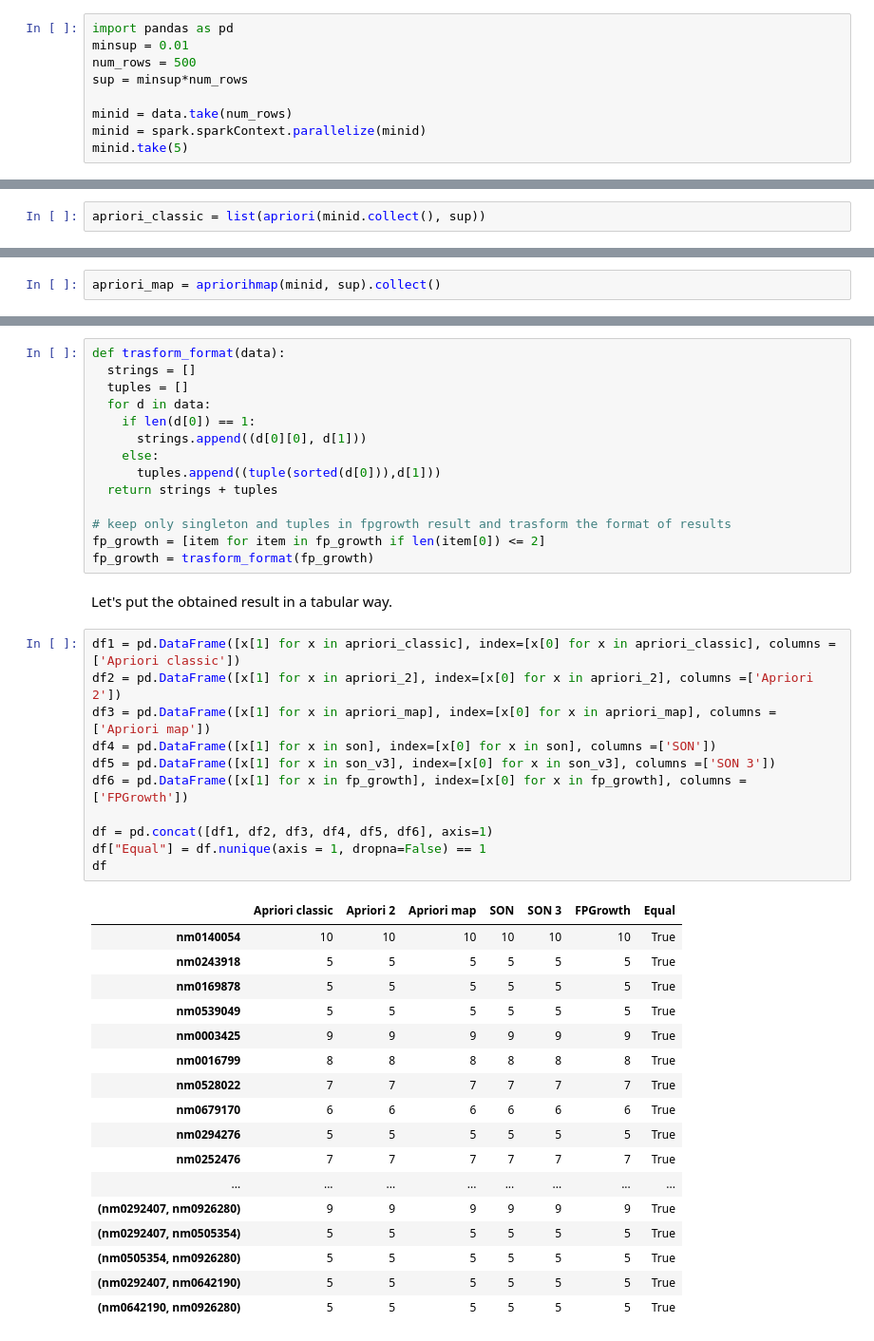
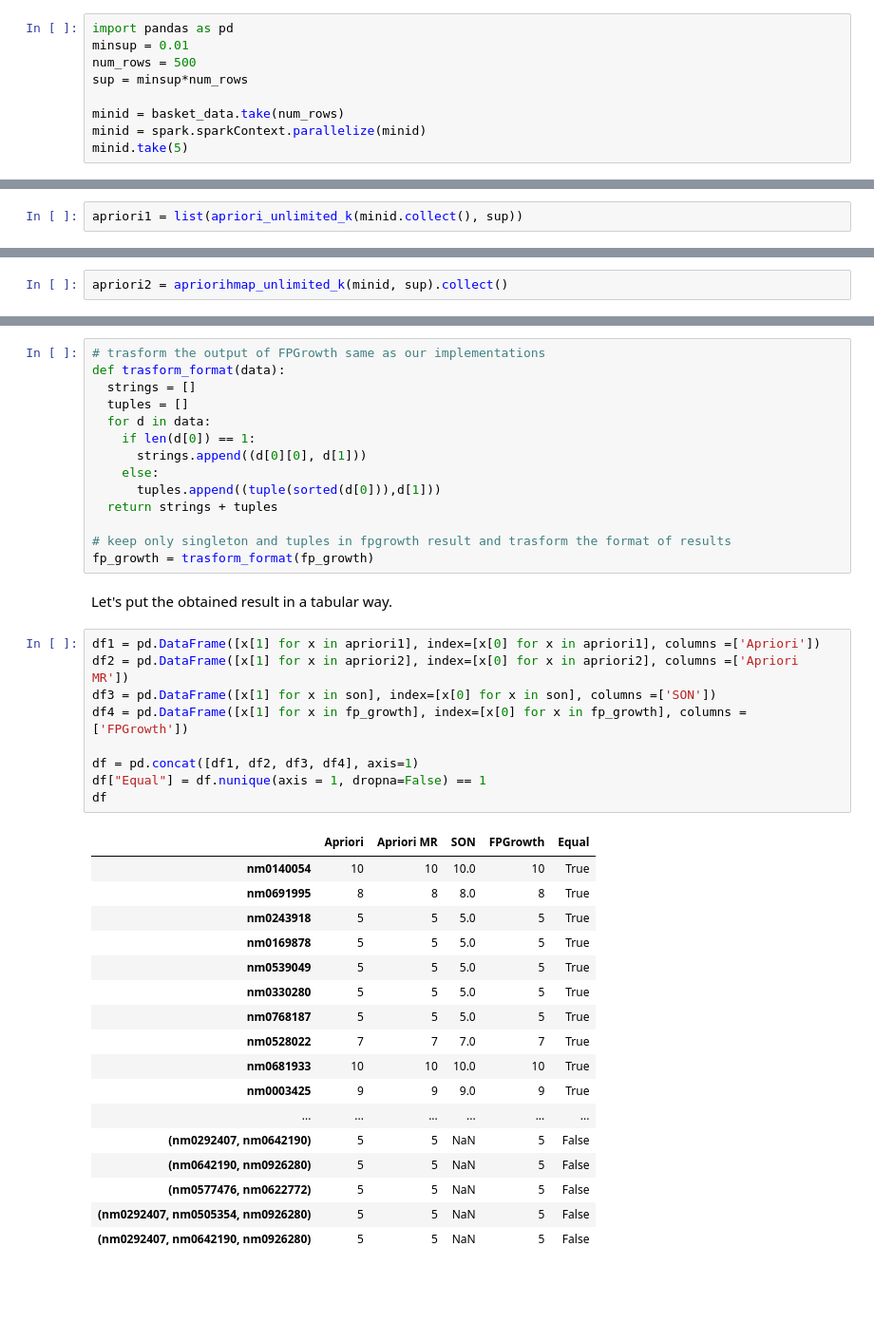
Before and after one commit to nicolasfacchinetti97/imdb_amd_project, a Jupyter notebook: imdb_market_basket_analysis.ipynb, the cells around one changed output, grey strips where cells are left out. Shown at 95% size. Saved outputs shown, nothing was run; the diff lists cells and outputs as text; blank space fills up the shorter version.

```diff
--- a/imdb_market_basket_analysis.ipynb
+++ b/imdb_market_basket_analysis.ipynb
@@ -506,7 +585,7 @@ minsup = 0.01
 num_rows = 500
 sup = minsup*num_rows
 
-minid = data.take(num_rows)
+minid = basket_data.take(num_rows)
 minid = spark.sparkContext.parallelize(minid)
 minid.take(5)
 # %% [output]
@@ -520,2 +599,2 @@ We start by exectuing the classic implementation of apriori. Is compulsory to be
 # %%
-apriori_classic = list(apriori(minid.collect(), sup))
+apriori1 = list(apriori_unlimited_k(minid.collect(), sup))
@@ -524,6 +601,6 @@ apriori_2 = list(apriori_new(minid.collect(), sup))
 # %% [markdown]
 The we have the Apriori implementation with map-reduce
 # %%
-apriori_map = apriorihmap(minid, sup).collect()
+apriori2 = apriorihmap_unlimited_k(minid, sup).collect()
 # %% [markdown]
 Follow the implementation with SON. The data must be repartioned on the finded sweet-spot number of partitions
@@ -560,6 +643,7 @@ model = fpGrowth.fit(minid.toDF())
 # get itemsets
 fp_growth = model.freqItemsets.collect()
 # %%
+# trasform the output of FPGrowth same as our implementations
 def trasform_format(data):
   strings = []
   tuples = []
@@ -571,36 +655,33 @@ def trasform_format(data):
   return strings + tuples
 
 # keep only singleton and tuples in fpgrowth result and trasform the format of results
-fp_growth = [item for item in fp_growth if len(item[0]) <= 2]
 fp_growth = trasform_format(fp_growth)
 # %% [markdown]
 Let's put the obtained result in a tabular way.
 # %%
-df1 = pd.DataFrame([x[1] for x in apriori_classic], index=[x[0] for x in apriori_classic], columns =['Apriori classic'])
-df2 = pd.DataFrame([x[1] for x in apriori_2], index=[x[0] for x in apriori_2], columns =['Apriori 2'])
-df3 = pd.DataFrame([x[1] for x in apriori_map], index=[x[0] for x in apriori_map], columns =['Apriori map'])
-df4 = pd.DataFrame([x[1] for x in son], index=[x[0] for x in son], columns =['SON'])
-df5 = pd.DataFrame([x[1] for x in son_v3], index=[x[0] for x in son_v3], columns =['SON 3'])
-df6 = pd.DataFrame([x[1] for x in fp_growth], index=[x[0] for x in fp_growth], columns =['FPGrowth'])
+df1 = pd.DataFrame([x[1] for x in apriori1], index=[x[0] for x in apriori1], columns =['Apriori'])
+df2 = pd.DataFrame([x[1] for x in apriori2], index=[x[0] for x in apriori2], columns =['Apriori MR'])
+df3 = pd.DataFrame([x[1] for x in son], index=[x[0] for x in son], columns =['SON'])
+df4 = pd.DataFrame([x[1] for x in fp_growth], index=[x[0] for x in fp_growth], columns =['FPGrowth'])
 
-df = pd.concat([df1, df2, df3, df4, df5, df6], axis=1)
+df = pd.concat([df1, df2, df3, df4], axis=1)
 df["Equal"] = df.nunique(axis = 1, dropna=False) == 1
 df
 # %% [output]
-|  | Apriori classic | Apriori 2 | Apriori map | SON | SON 3 | FPGrowth | Equal |
-| nm0140054 | 10 | 10 | 10 | 10 | 10 | 10 | True |
-| nm0243918 | 5 | 5 | 5 | 5 | 5 | 5 | True |
-| nm0169878 | 5 | 5 | 5 | 5 | 5 | 5 | True |
-| nm0539049 | 5 | 5 | 5 | 5 | 5 | 5 | True |
-| nm0003425 | 9 | 9 | 9 | 9 | 9 | 9 | True |
-| nm0016799 | 8 | 8 | 8 | 8 | 8 | 8 | True |
-| nm0528022 | 7 | 7 | 7 | 7 | 7 | 7 | True |
-| nm0679170 | 6 | 6 | 6 | 6 | 6 | 6 | True |
-| nm0294276 | 5 | 5 | 5 | 5 | 5 | 5 | True |
-| nm0252476 | 7 | 7 | 7 | 7 | 7 | 7 | True |
-| ... | ... | ... | ... | ... | ... | ... | ... |
-| (nm0292407, nm0926280) | 9 | 9 | 9 | 9 | 9 | 9 | True |
-| (nm0292407, nm0505354) | 5 | 5 | 5 | 5 | 5 | 5 | True |
-| (nm0505354, nm0926280) | 5 | 5 | 5 | 5 | 5 | 5 | True |
-| (nm0292407, nm0642190) | 5 | 5 | 5 | 5 | 5 | 5 | True |
-| (nm0642190, nm0926280) | 5 | 5 | 5 | 5 | 5 | 5 | True |
+|  | Apriori | Apriori MR | SON | FPGrowth | Equal |
+| nm0140054 | 10 | 10 | 10.0 | 10 | True |
+| nm0691995 | 8 | 8 | 8.0 | 8 | True |
+| nm0243918 | 5 | 5 | 5.0 | 5 | True |
+| nm0169878 | 5 | 5 | 5.0 | 5 | True |
+| nm0539049 | 5 | 5 | 5.0 | 5 | True |
+| nm0330280 | 5 | 5 | 5.0 | 5 | True |
+| nm0768187 | 5 | 5 | 5.0 | 5 | True |
+| nm0528022 | 7 | 7 | 7.0 | 7 | True |
+| nm0681933 | 10 | 10 | 10.0 | 10 | True |
+| nm0003425 | 9 | 9 | 9.0 | 9 | True |
+| ... | ... | ... | ... | ... | ... |
+| (nm0292407, nm0642190) | 5 | 5 | NaN | 5 | False |
+| (nm0642190, nm0926280) | 5 | 5 | NaN | 5 | False |
+| (nm0577476, nm0622772) | 5 | 5 | NaN | 5 | False |
+| (nm0292407, nm0505354, nm0926280) | 5 | 5 | NaN | 5 | False |
+| (nm0292407, nm0642190, nm0926280) | 5 | 5 | NaN | 5 | False |
```
Also changed, not shown: parts of 51 cells of this notebook.
